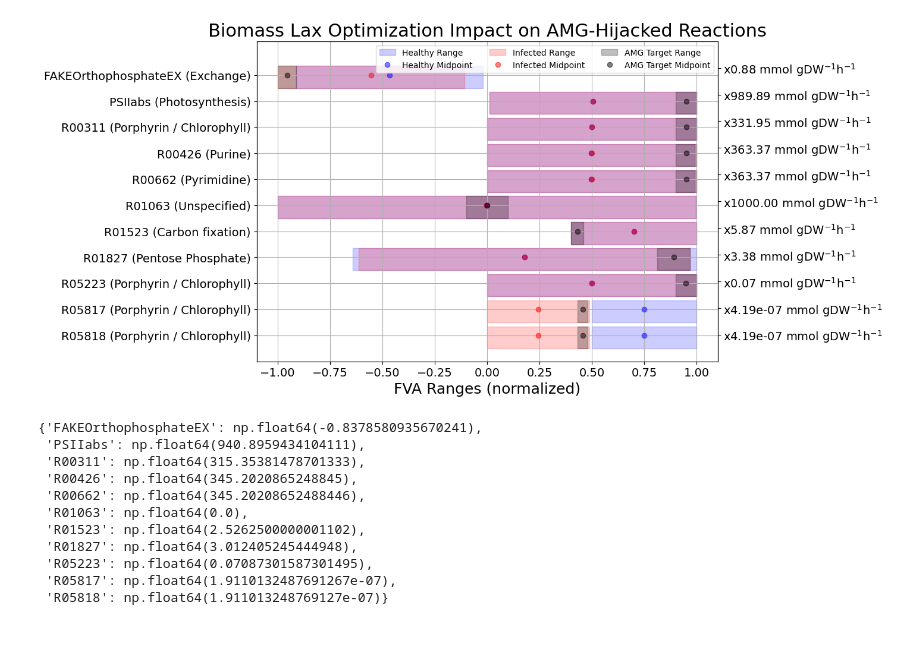
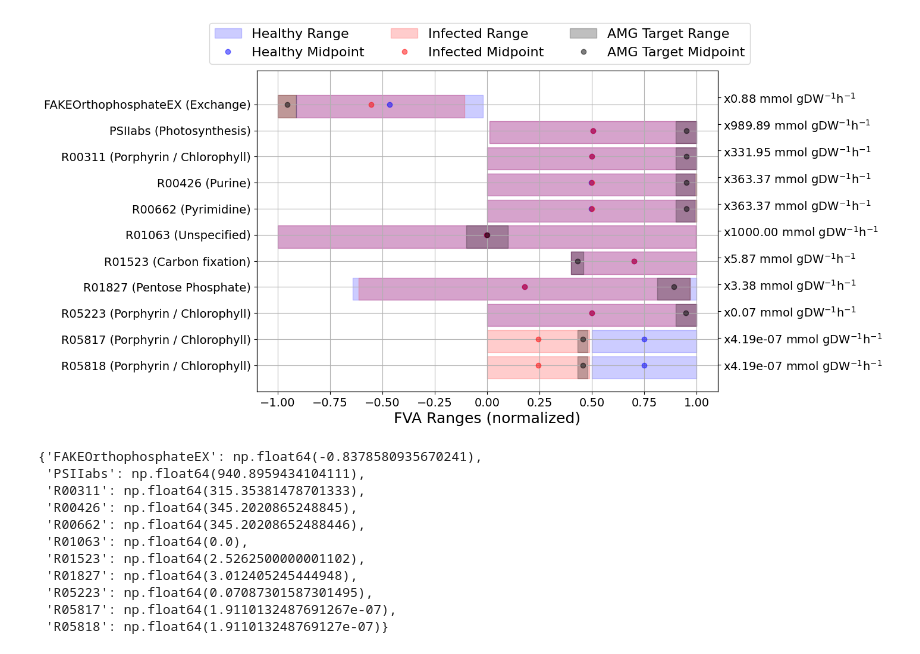
Before and after one commit to NWBRaVE/p-hm2-amgs-in-med4, a Jupyter notebook: phage_biomass_impact.ipynb, the cells around one changed output. Saved outputs shown, nothing was run; the diff lists cells and outputs as text; code cells hidden in the pictures.

```diff
--- a/phage_biomass_impact.ipynb
+++ b/phage_biomass_impact.ipynb
@@ -90,31 +98,45 @@ fva_phm2_amg2 = pd.DataFrame({"minimum": i1, "maximum": i2})
 # %%
 fig, ax = plt.subplots(1, 1, figsize=(10, 7))
 highlights = {}
 for i, (amg, direction) in enumerate(amgs.items()):
     with model as phm2:
         phm2.objective = phm2.reactions.PHM2_prodrxn_VN.flux_expression
         lb, ub = amg_limits(phm2, amg, direction, optimum_fraction=0.5, tol=0.1)
     highlights[amg] = (lb, ub)
 
 plot_impact_graph(
     ax,
     model,
     fva_healthy_amg2,
     fva_phm2_amg2,
     [],
     manual_relabels,
     cut=0,
     sort=False,
     highlights=highlights,
 )
 ax.set_ylim(-11, 1.3)
 ax.tick_params(labelsize=14)
 ax.xaxis.label.set_size(18)
 fig.axes[1].tick_params(labelsize=14)
-ax.set_title("Biomass Lax Optimization Impact on AMG-Hijacked Reactions", fontsize=22)
+# ax.set_title("Biomass Lax Optimization Impact on AMG-Hijacked Reactions", fontsize=22)
+fig.legend(
+    [
+        "Healthy Range",
+        "Healthy Midpoint",
+        "Infected Range",
+        "Infected Midpoint",
+        "AMG Target Range",
+        "AMG Target Midpoint",
+    ],
+    ncols=3,
+    loc="upper center",
+    fontsize=16,
+    bbox_to_anchor=(0.5, 1.01),
+)
 plt.show()
 # %% [output]
-[figure, old version]
+[figure, new version]
 # %%
 amg_new_vals = {}
 for amg, direction in amgs.items():
```
Also changed, not shown: parts of 2 cells of this notebook, 3 other files.
